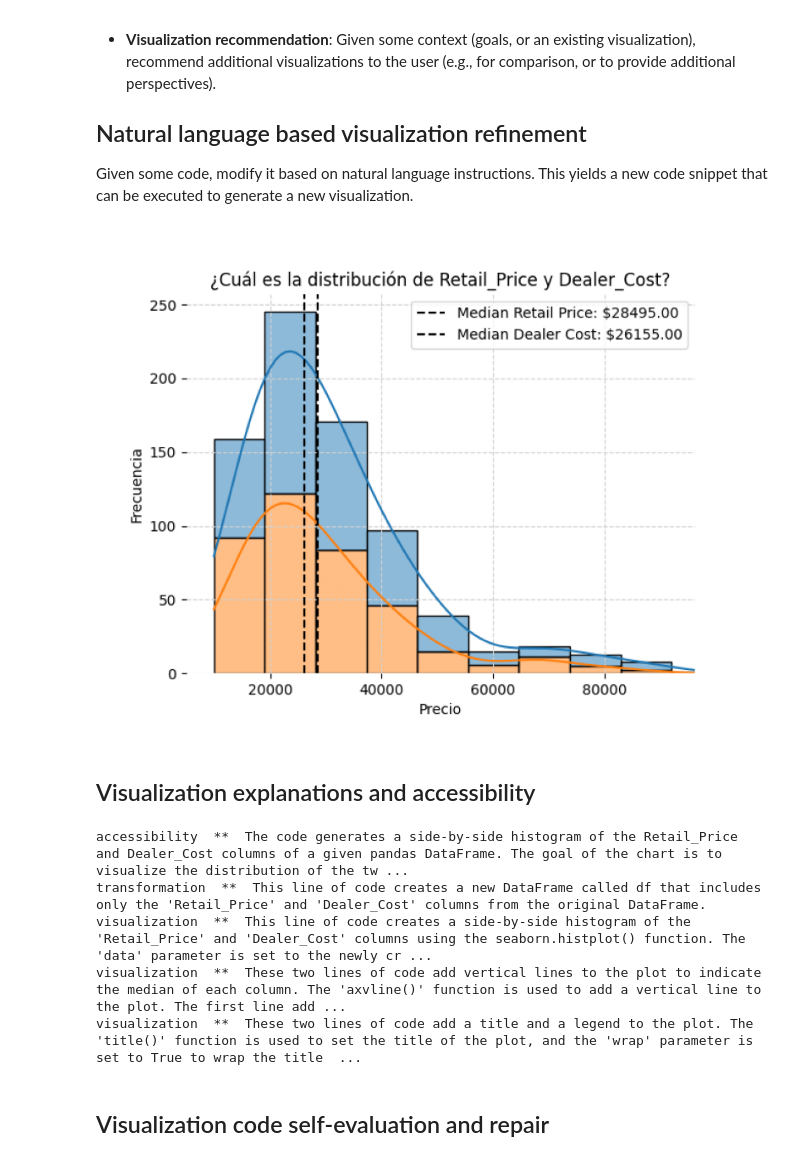
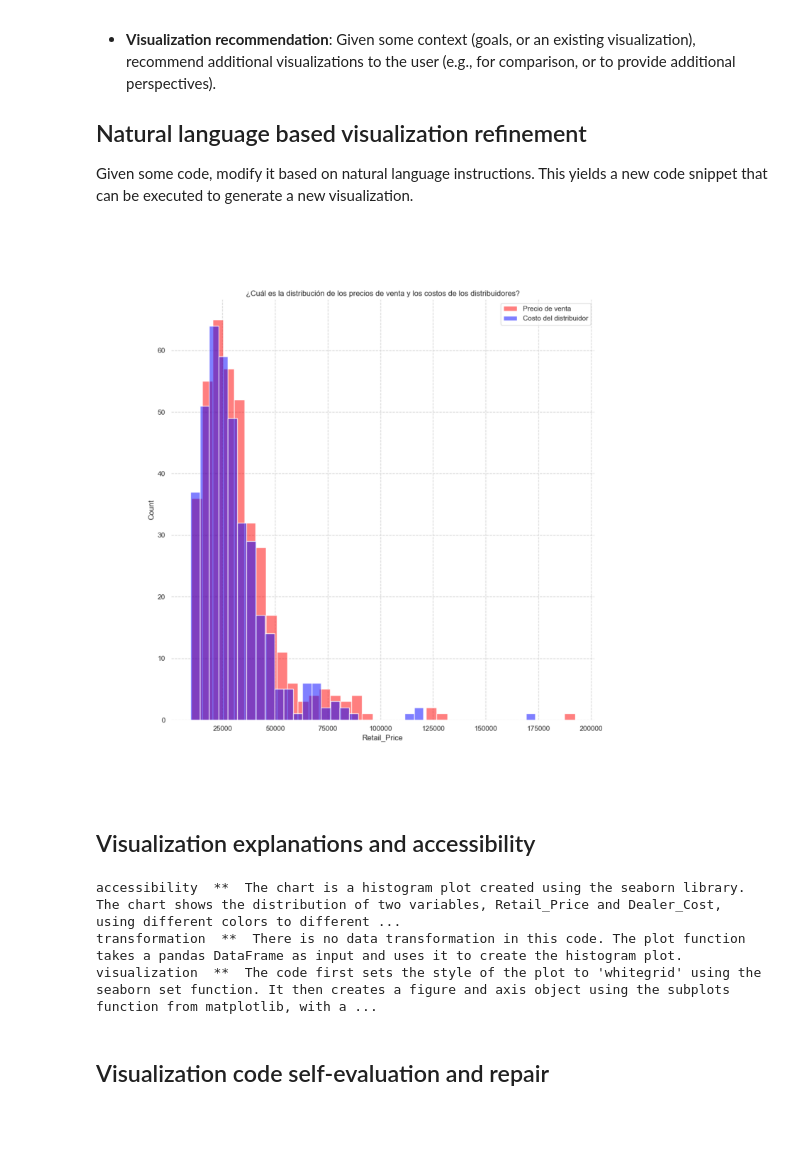
Before and after one commit to microsoft/lida, a Jupyter notebook: notebooks/tutorial.ipynb, the cells around one changed output. Cells and saved outputs as stored; diff of their text form; code cells hidden in the pictures; blank space fills up the shorter version.

```diff
--- a/notebooks/tutorial.ipynb
+++ b/notebooks/tutorial.ipynb
@@ -34,13 +47,10 @@ from lida.utils import plot_raster
 # %% [markdown]
 ## Summarize Data, Generate Goals
 # %%
-lida = Manager(text_gen = llm("openai"))
-# lida = Manager(text_gen = llm(provider="hf", model="TheBloke/gpt4-x-vicuna-13B-HF", device_map="auto"))
-# lida = Manager(text_gen = llm("openai"))
-# lida = Manager(text_gen = llm("cohere"))
-textgen_config = TextGenerationConfig(n=1, temperature=0, use_cache=True)
+lida = Manager(text_gen = llm("openai", api_key=None))
+textgen_config = TextGenerationConfig(n=1, temperature=0.5, use_cache=True)
 
-summary = lida.summarize("https://raw.githubusercontent.com/uwdata/draco/master/data/cars.csv", summary_method="columns", textgen_config=textgen_config)
+summary = lida.summarize("https://raw.githubusercontent.com/uwdata/draco/master/data/cars.csv", summary_method="default", textgen_config=textgen_config)
 goals = lida.goals(summary, n=1, textgen_config=textgen_config)
 print(goals)
 # %% [output]
@@ -88,12 +98,11 @@ Given some code, modify it based on natural language instructions. This yields a
 # %%
 code = charts[0].code
 textgen_config = TextGenerationConfig(n=1, temperature=0, use_cache=True)
-instructions = ["Zoom in by 50% ", "change the color of the chart to red", "translate the title to spanish"]
+instructions = ["zoom in 50%", "make the chart height and width equal", "change the color of the chart to red", "translate the chart to spanish"]
 edited_charts = lida.edit(code=code,  summary=summary, instructions=instructions, library=library, textgen_config=textgen_config)
-
 plot_raster(edited_charts[0].raster)
 # %% [output]
-[figure, old version]
+[figure, new version]
 # %% [markdown]
 ## Visualization explanations and accessibility
 # %%
@@ -101,11 +110,9 @@ explanations = lida.explain(code=code, library=library, textgen_config=textgen_c
 for row in explanations[0]:
     print(row["section"]," ** ", row["explanation"])
 # %% [output]
-accessibility  **  The code generates a side-by-side histogram of the Retail_Price and Dealer_Cost columns of a given pandas DataFrame. The goal of the chart is to visualize the distribution of the tw ...
-transformation  **  This line of code creates a new DataFrame called df that includes only the 'Retail_Price' and 'Dealer_Cost' columns from the original DataFrame.
-visualization  **  This line of code creates a side-by-side histogram of the 'Retail_Price' and 'Dealer_Cost' columns using the seaborn.histplot() function. The 'data' parameter is set to the newly cr ...
-visualization  **  These two lines of code add vertical lines to the plot to indicate the median of each column. The 'axvline()' function is used to add a vertical line to the plot. The first line add ...
-visualization  **  These two lines of code add a title and a legend to the plot. The 'title()' function is used to set the title of the plot, and the 'wrap' parameter is set to True to wrap the title  ...
+accessibility  **  The chart is a histogram plot created using the seaborn library. The chart shows the distribution of two variables, Retail_Price and Dealer_Cost, using different colors to different ...
+transformation  **  There is no data transformation in this code. The plot function takes a pandas DataFrame as input and uses it to create the histogram plot.
+visualization  **  The code first sets the style of the plot to 'whitegrid' using the seaborn set function. It then creates a figure and axis object using the subplots function from matplotlib, with a ...
 # %% [markdown]
 ## Visualization code self-evaluation and repair
 # %%
```
Also changed, not shown: parts of 11 cells of this notebook, 2 other files.
